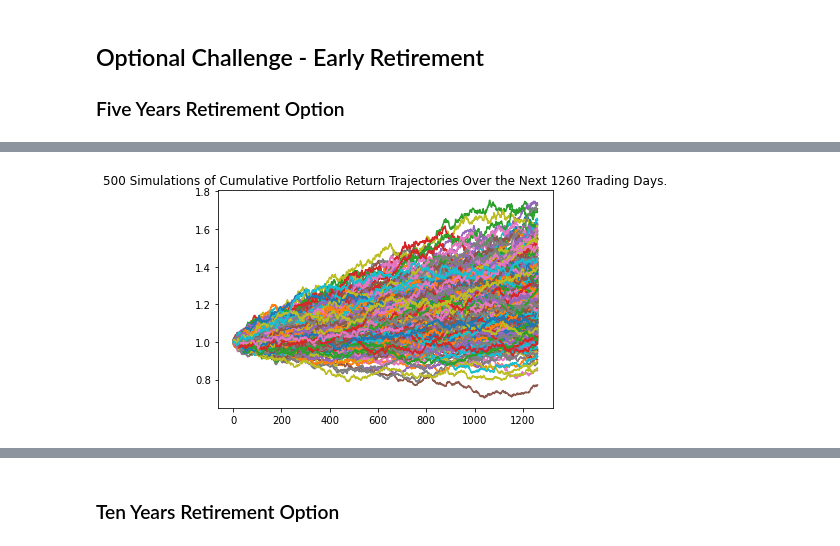
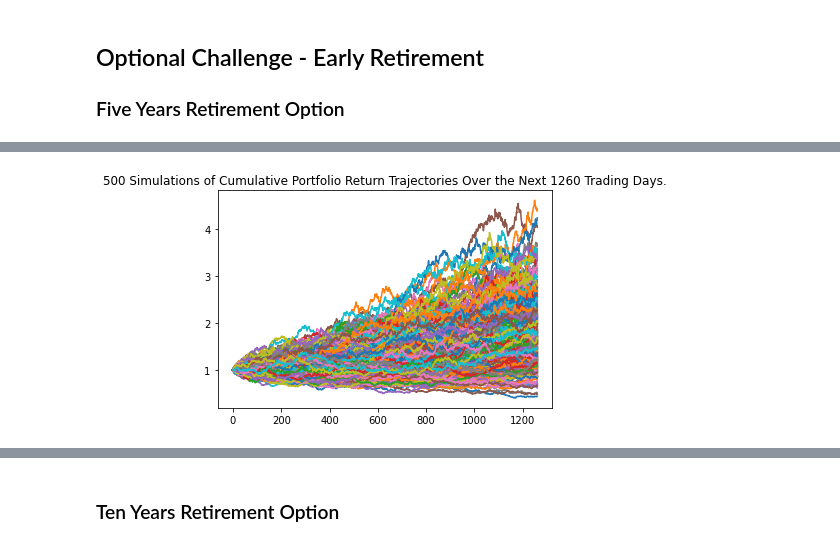
Before and after one commit to al-gladkow/Financial-Planning, a Jupyter notebook: challenge-files/financial-planner.ipynb, the cells around one changed output, grey strips where cells are left out. Cells and saved outputs as stored; diff of their text form; code cells hidden in the pictures.

```diff
--- a/challenge-files/financial-planner.ipynb
+++ b/challenge-files/financial-planner.ipynb
@@ -338,4 +339,12 @@ There is a 95% chance that an initial investment of $30000.0 in the portfolio ov
 
 
 ### Five Years Retirement Option
+# %%
+# Configuring a Monte Carlo simulation to forecast 5 years cumulative returns
+mc_sim_5y = MCSimulation(
+    portfolio_data=df_stock_data,
+    weights=[0.15,0.85],
+    num_simulation=500,
+    num_trading_days=252*5
+)
 # %%
@@ -378,5 +384,5 @@ Running Monte Carlo simulation number 490.
 # %%
 # Plot simulation outcomes
-# YOUR CODE HERE!
+mc_sim_5y.plot_simulation();
 # %% [output]
-[figure, old version]
+[figure, new version]
```
Also changed, not shown: parts of 23 cells of this notebook.
